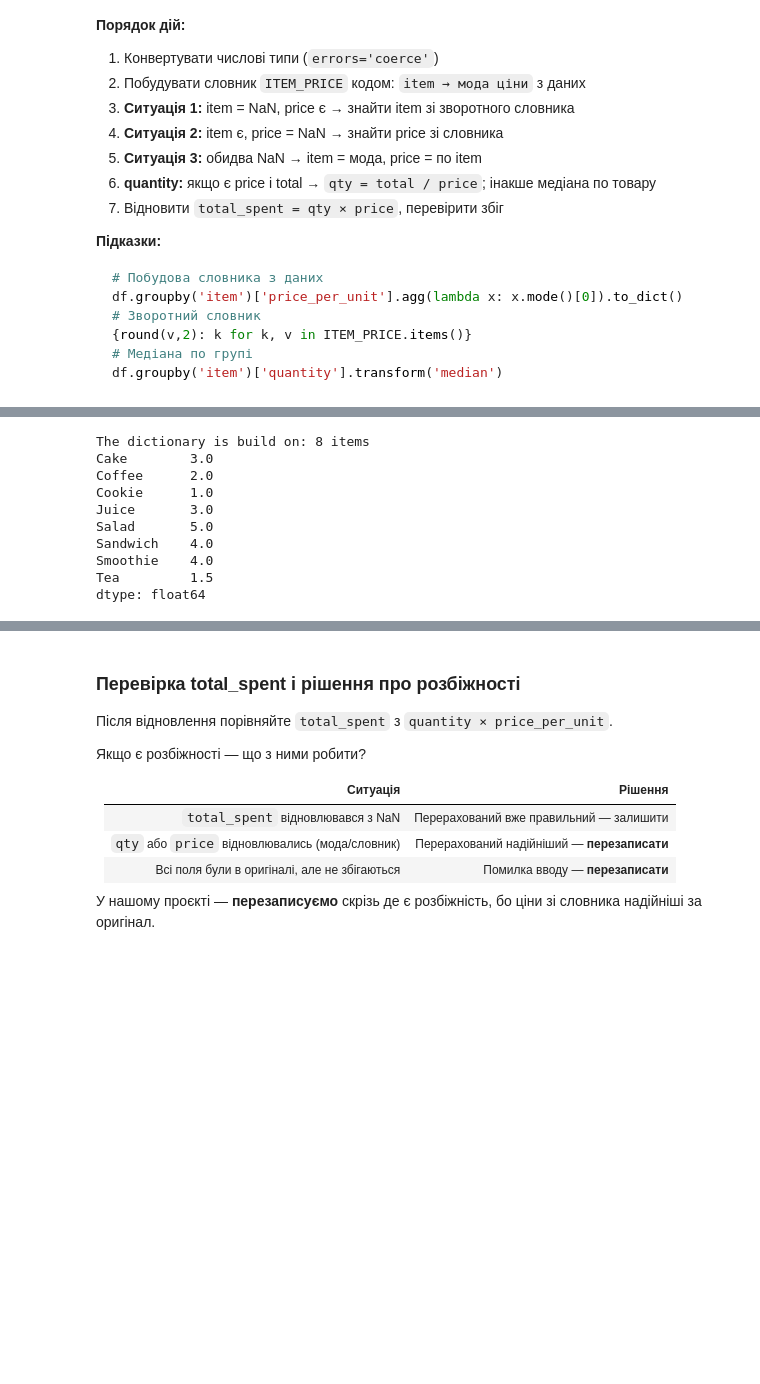
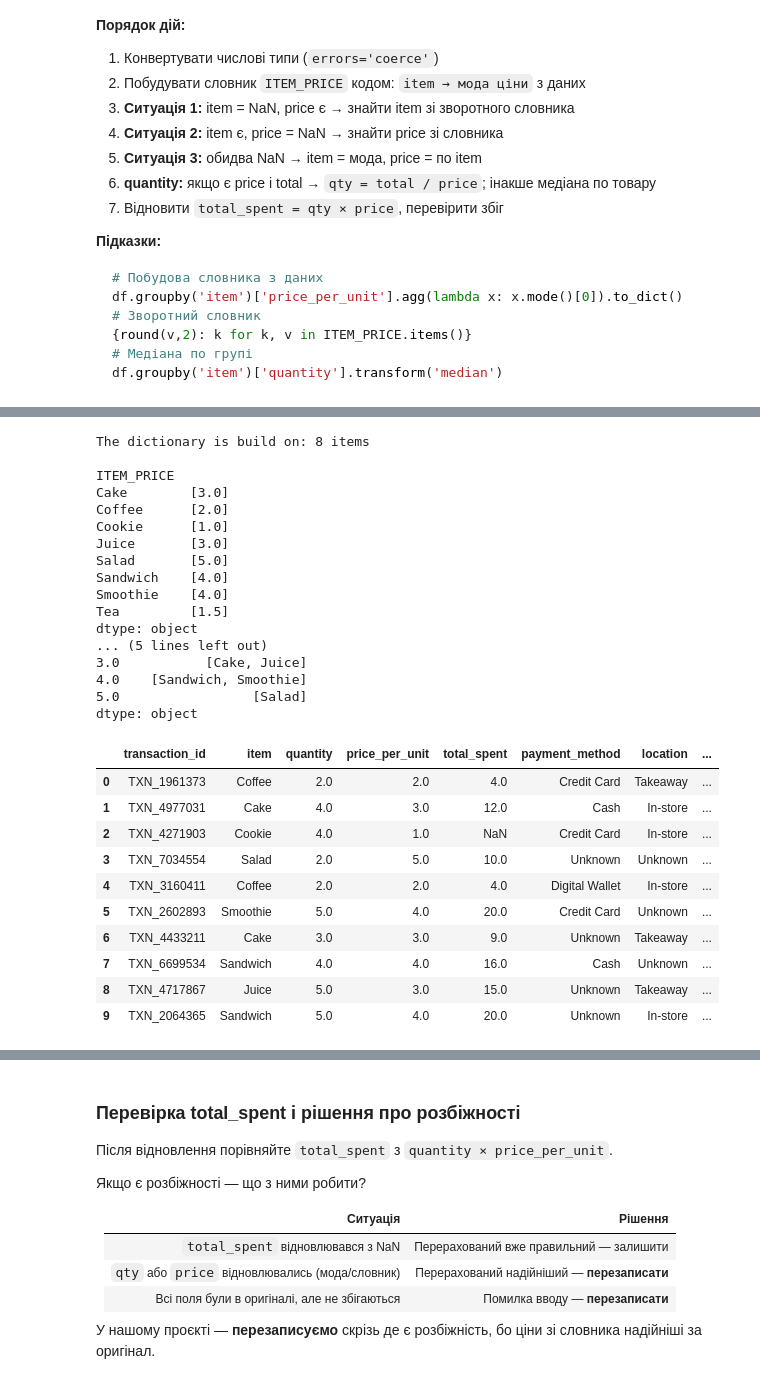
Before and after one commit to NatalieAleksandrova2026/Analysis_Cafe_Sales, a Jupyter notebook: cafe_eda_workbook_version2.ipynb, the cells around one changed output, grey strips where cells are left out. Drawn from its saved outputs; the diff is of its cells as text; code cells hidden in the pictures; blank space fills up the shorter version.

```diff
--- a/cafe_eda_workbook_version2.ipynb
+++ b/cafe_eda_workbook_version2.ipynb
@@ -306,24 +307,24 @@ New column names: ['transaction_id', 'item', 'quantity', 'price_per_unit', 'tota
 # %%
 # transaction_id: видалити рядки де NaN
 before = len(df)
-df.dropna(subset=['transaction_id'])
+df.dropna(subset=['transaction_id'], inplace=True)
 print(f'Removed rows without transaction_id: {before - len(df)}')
 
 # payment_method:
 
 # Варіант А (рекомендований) — заповнити 'Unknown'
-df['payment_method'] = df['payment_method'].fillna('Unknown')
+df.payment_method.fillna('Unknown', inplace=True)
 # Варіант Б — заповнити модою (розкоментуйте)
 # mode_pay = df['payment_method'].mode()[0]
 # df['payment_method'].fillna(mode_pay, inplace=True)
 
 # location:
 # Варіант А (рекомендований) — заповнити 'Unknown'
-df['location'] = df['location'].fillna('Unknown')
+df.location.fillna('Unknown', inplace=True)
 # Варіант Б — заповнити модою (розкоментуйте)
 # mode_loc = df['location'].mode()[0]
 # df['location'].fillna(mode_loc, inplace=True)
-
+display(df[['payment_method', 'location']].isna().sum())
 # item: заповнюємо у Task 2.2 після конвертації числових типів
 mode_item = df['item'].mode()[0]  # зберігаємо заздалегідь
 print(f'Зберегли mode_item = "{mode_item}" для резервного заповнення')
@@ -365,7 +370,7 @@ df.groupby('item')['quantity'].transform('median')
 df['quantity'] = pd.to_numeric(df['quantity'], errors='coerce')
 df['price_per_unit']   = pd.to_numeric(df['price_per_unit'], errors='coerce')
 df['total_spent']      = pd.to_numeric(df['total_spent'], errors='coerce')
-df['transaction_date'] = pd.to_numeric(df['transaction_date'], errors='coerce')
+df['transaction_date'] = pd.to_datetime(df['transaction_date'], errors='coerce')
 
 print('Types after conversion:')
 print(df.dtypes)
@@ -385,25 +437,64 @@ dtype: object
 ITEM_PRICE = (
     df.dropna(subset=['item','price_per_unit'])
     .groupby('item')['price_per_unit']
-    .agg(lambda x: x.mode()[0])
+    .agg(lambda x: x.mode().tolist())
     .to_dict()
 )
 
 
 # Зворотний словник: ціна → товар
-PRICE_ITEM = {round(v, 2): k for k, v in ITEM_PRICE.items()}
+# PRICE_ITEM = {round(v, 2): k for k, v in ITEM_PRICE.items()}
 
+PRICE_ITEM = {}
+for key, value in ITEM_PRICE.items():
+  for el in value:
+    PRICE_ITEM.setdefault(el, []).append(key)
+PRICE_ITEM
 
 print(f'The dictionary is build on: {len(ITEM_PRICE)} items')
+
+print('\nITEM_PRICE')
 print(pd.Series(ITEM_PRICE).sort_index())
+print('\nPRICE_ITEM')
+print(pd.Series(PRICE_ITEM).sort_index())
 # %% [output]
 The dictionary is build on: 8 items
-Cake        3.0
-Coffee      2.0
-Cookie      1.0
-Juice       3.0
-Salad       5.0
-Sandwich    4.0
-Smoothie    4.0
-Tea         1.5
-dtype: float64
+
+ITEM_PRICE
+Cake        [3.0]
+Coffee      [2.0]
+Cookie      [1.0]
+Juice       [3.0]
+Salad       [5.0]
+Sandwich    [4.0]
+Smoothie    [4.0]
+Tea         [1.5]
+dtype: object
+... (5 lines left out)
+3.0           [Cake, Juice]
+4.0    [Sandwich, Smoothie]
+5.0                 [Salad]
+dtype: object
+# %%
+np.random.default_rng(42)
+# Ситуація 1: item = NaN, price є → знаходимо item по ціні
+mask1 = df.item.isna() & df.price_per_unit.notna()
+# df.loc[mask1, 'item'] = df.loc[mask1, 'price_per_unit'].round(2).map(np.random.choice(PRICE_ITEM[df.loc[mask1, 'price_per_unit']]))
+df.loc[mask1, 'item'] = (
+    df.loc[mask1, 'price_per_unit']
+    .round(2)
+    .map(lambda price: np.random.choice(PRICE_ITEM[price]) if price in PRICE_ITEM else None)
+ )
+df.head(10)
+# %% [output]
+|  | transaction_id | item | quantity | price_per_unit | total_spent | payment_method | location | ... |
+| 0 | TXN_1961373 | Coffee | 2.0 | 2.0 | 4.0 | Credit Card | Takeaway | ... |
+| 1 | TXN_4977031 | Cake | 4.0 | 3.0 | 12.0 | Cash | In-store | ... |
+| 2 | TXN_4271903 | Cookie | 4.0 | 1.0 | NaN | Credit Card | In-store | ... |
+| 3 | TXN_7034554 | Salad | 2.0 | 5.0 | 10.0 | Unknown | Unknown | ... |
+| 4 | TXN_3160411 | Coffee | 2.0 | 2.0 | 4.0 | Digital Wallet | In-store | ... |
+| 5 | TXN_2602893 | Smoothie | 5.0 | 4.0 | 20.0 | Credit Card | Unknown | ... |
+| 6 | TXN_4433211 | Cake | 3.0 | 3.0 | 9.0 | Unknown | Takeaway | ... |
+| 7 | TXN_6699534 | Sandwich | 4.0 | 4.0 | 16.0 | Cash | Unknown | ... |
+| 8 | TXN_4717867 | Juice | 5.0 | 3.0 | 15.0 | Unknown | Takeaway | ... |
+| 9 | TXN_2064365 | Sandwich | 5.0 | 4.0 | 20.0 | Unknown | In-store | ... |
```
Also changed, not shown: parts of 9 cells of this notebook.
